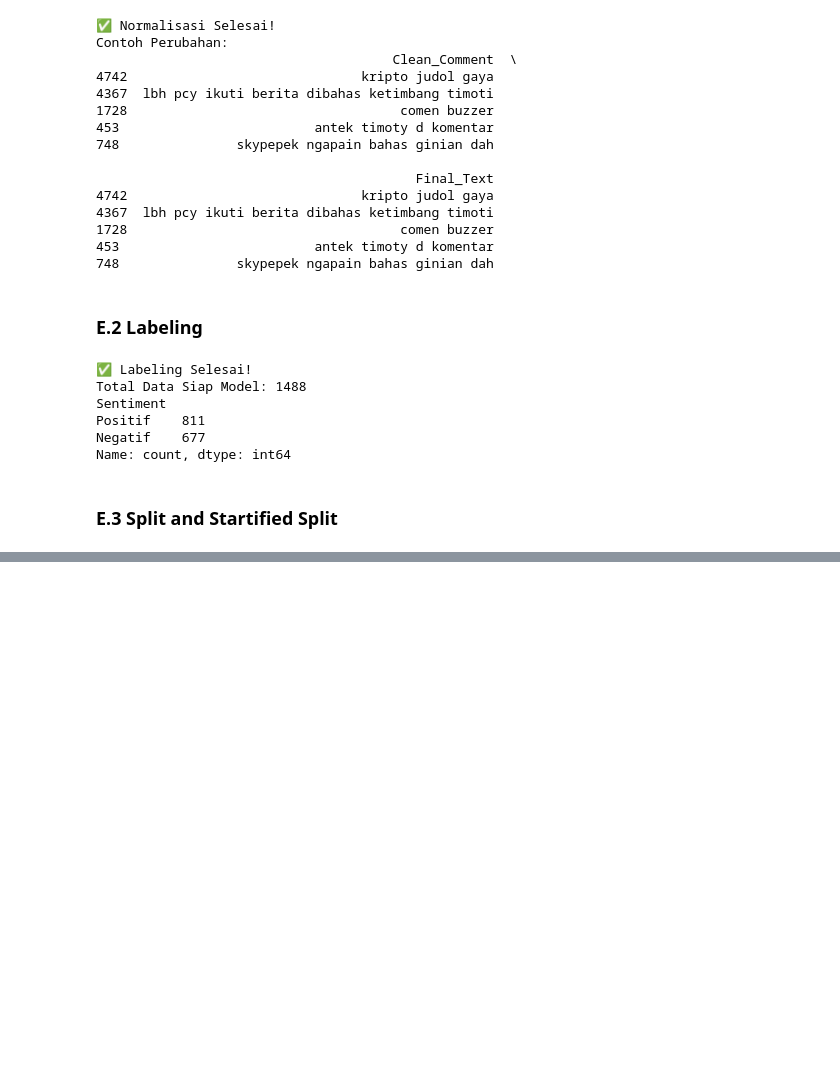
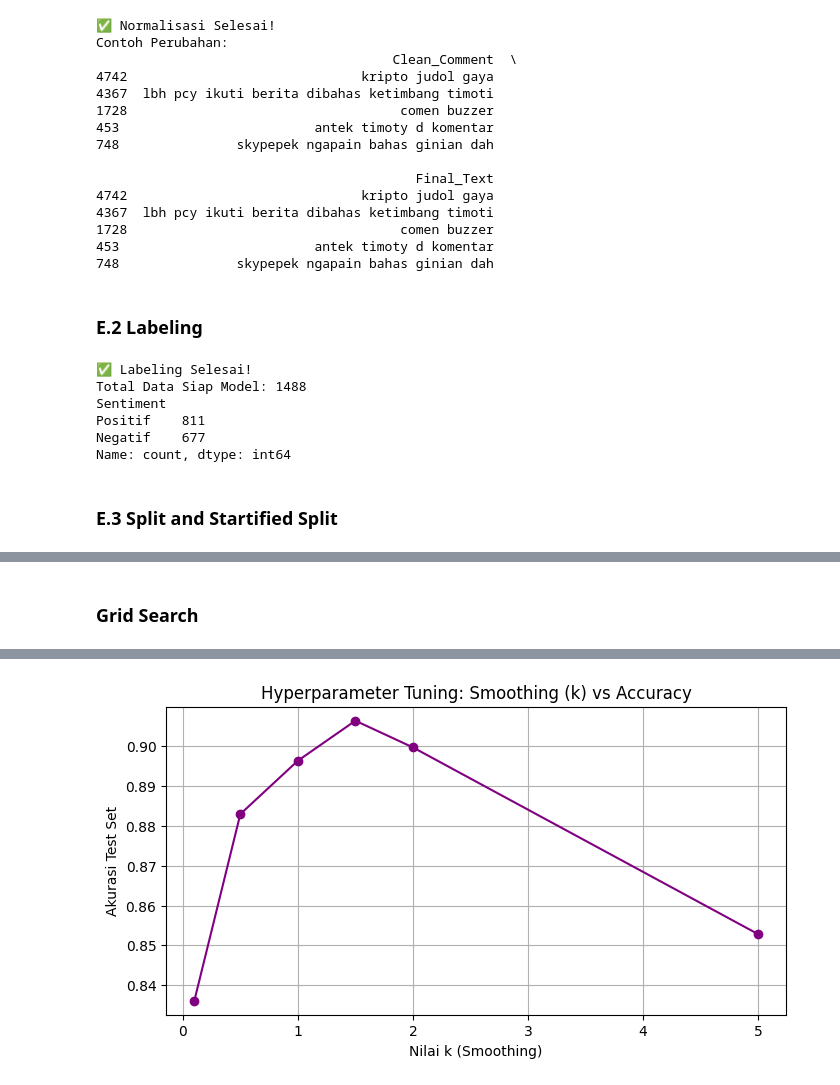
Before and after one commit to ghatpreneur/Data-Analytics-Project, a Jupyter notebook: Tmothy Sentiment Ana;ysis/Sentiment.ipynb, the cells around one changed output, grey strips where cells are left out. Drawn from its saved outputs; the diff is of its cells as text; code cells hidden in the pictures; blank space fills up the shorter version.

```diff
--- a/Tmothy Sentiment Ana;ysis/Sentiment.ipynb
+++ b/Tmothy Sentiment Ana;ysis/Sentiment.ipynb
@@ -1176,0 +1316,78 @@ x_train, x_test, y_train, y_test = stratifed_split(x, y)
+# %% [markdown]
+### Grid Search
+# %%
+def grid_search_tuning(x_train, y_train, x_test, y_test, k_options):
+    """
+    Mencari nilai k (Smoothing) terbaik dengan cara brute-force loop.
+    """
+    print(f"🔧 MEMULAI HYPERTUNING (Mencoba {len(k_options)} variasi k)...")
+
+    best_k = 0
+    best_acc = 0
+    history = []
+
+    for k in k_options:
+        # 1. Train Model dengan k tertentu
+        # (Kita panggil fungsi training yang udah kita bikin sebelumnya)
+        model = train_naive_bayes(x_train, y_train, k=k) # Pastikan fungsi ini nerima parameter k
+
+        # 2. Predict ke Data Test
+        # (Kita butuh fungsi predict sederhana di sini)
+        correct = 0
+        total = len(x_test)
+
+        # Ambil "Otak" model
+        vocab_df = model['vocab']
+        prior_pos = model['prior_pos']
+        prior_neg = model['prior_neg']
+
+        # Loop Prediksi Cepat
+        for text, label_asli in zip(x_test, y_test):
+            words = str(text).split()
+
+            # Filter kata yg ada di vocab
+            valid_words = [w for w in words if w in vocab_df.index]
+
+            if not valid_words:
+                pred = 1 if prior_pos > prior_neg else 0
+            else:
+                # Ambil probabilitas
+                w_probs = vocab_df.loc[valid_words]
+                score_pos = prior_pos + w_probs['log_prob_pos'].sum()
+                score_neg = prior_neg + w_probs['log_prob_neg'].sum()
+                pred = 1 if score_pos > score_neg else 0
+
+            if pred == label_asli:
+                correct += 1
+
+        # 3. Hitung Akurasi
+        acc = correct / total
+        history.append((k, acc))
+        print(f"   👉 Coba k={k} | Akurasi: {acc*100:.2f}%")
+
+        if acc > best_acc:
+            best_acc = acc
+            best_k = k
+
+    print(f"\n🏆 PEMENANG: k = {best_k} dengan Akurasi {best_acc*100:.2f}%")
+    return best_k, history
+
+# --- EKSEKUSI ---
+# Kita coba variasi k dari yang sangat kecil sampai besar
+# k=0.1 (Pelit) sampai k=2.0 (Murah Hati)
+list_k = [0.1, 0.5, 1.0, 1.5, 2.0, 5.0]
+
+best_k_found, history_tuning = grid_search_tuning(x_train, y_train, x_test, y_test, list_k)
+
+# Visualisasi Hasil Tuning
+k_vals = [h[0] for h in history_tuning]
+acc_vals = [h[1] for h in history_tuning]
+
+plt.figure(figsize=(8, 4))
+plt.plot(k_vals, acc_vals, marker='o', linestyle='-', color='purple')
+plt.title('Hyperparameter Tuning: Smoothing (k) vs Accuracy')
+plt.xlabel('Nilai k (Smoothing)')
+plt.ylabel('Akurasi Test Set')
+plt.grid(True)
+plt.show()
+# %% [output]
@@ -1176,0 +1403 @@ x_train, x_test, y_train, y_test = stratifed_split(x, y)
+[figure, added]
```
Also changed, not shown: parts of 36 cells of this notebook.
